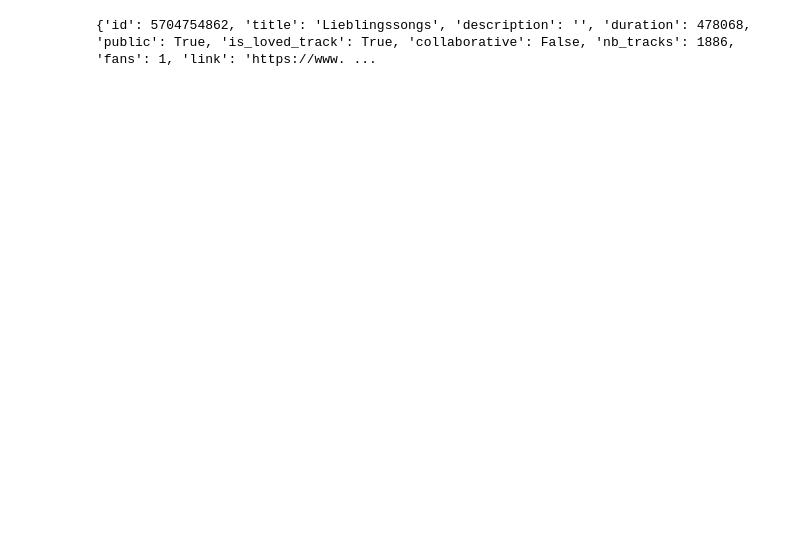
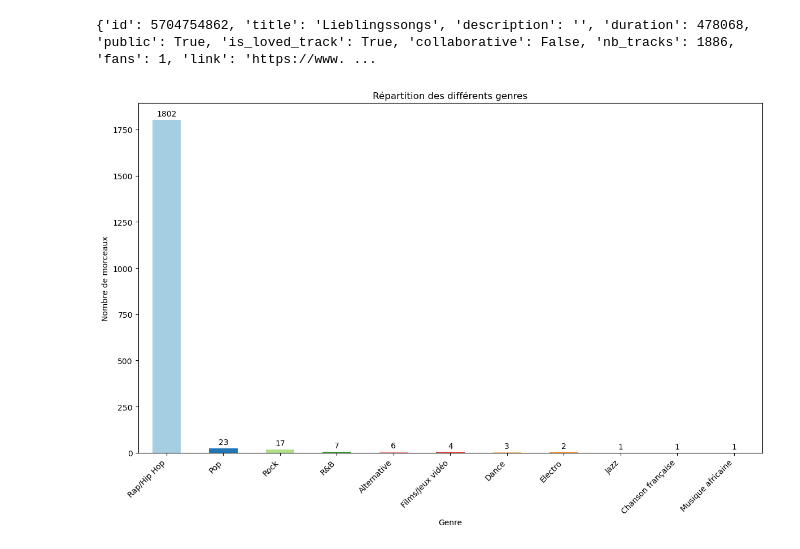
Before and after one commit to Louis-02-ESILV/HomeAssistant, a Jupyter notebook: deezer_history.ipynb, the cells around one changed output. Saved outputs shown, nothing was run; the diff lists cells and outputs as text; code cells hidden in the pictures; blank space fills up the shorter version.

Commit message:
Visu des genres par playlist

```diff
--- a/deezer_history.ipynb
+++ b/deezer_history.ipynb
@@ -37,0 +95,31 @@ df_tracks.tail()
+# %%
+def showGenresInPlaylist(df_tracks):
+    import matplotlib.pyplot as plt
+
+    # Comptage des occurrences de chaque genre
+    genre_counts = df_tracks['Genre'].value_counts()
+
+    # Création du graphique avec ajustement de l'écriture et couleurs
+    plt.figure(figsize=(12, 8))
+    bars = genre_counts.plot(kind='bar', color=plt.cm.Paired(range(len(genre_counts))))
+
+    plt.title('Répartition des différents genres')
+    plt.xlabel('Genre')
+    plt.ylabel('Nombre de morceaux')
+    plt.xticks(rotation=45, ha='right')  # Rotation et alignement des étiquettes
+    plt.tight_layout()
+
+    # Ajouter des étiquettes sur les barres
+    for bar in bars.patches:
+        plt.annotate(format(bar.get_height(), '.0f'),
+                    (bar.get_x() + bar.get_width() / 2, bar.get_height()),
+                    ha='center', va='center',
+                    xytext=(0, 8),
+                    textcoords='offset points')
+
+    plt.show()
+# %%
+LovedPlaylistGlenn = playlistToDataframe(919463175)
+showGenresInPlaylist(LovedPlaylistGlenn)
+# %% [output]
+[figure, added]
```
Also changed, not shown: parts of 2 cells of this notebook.
